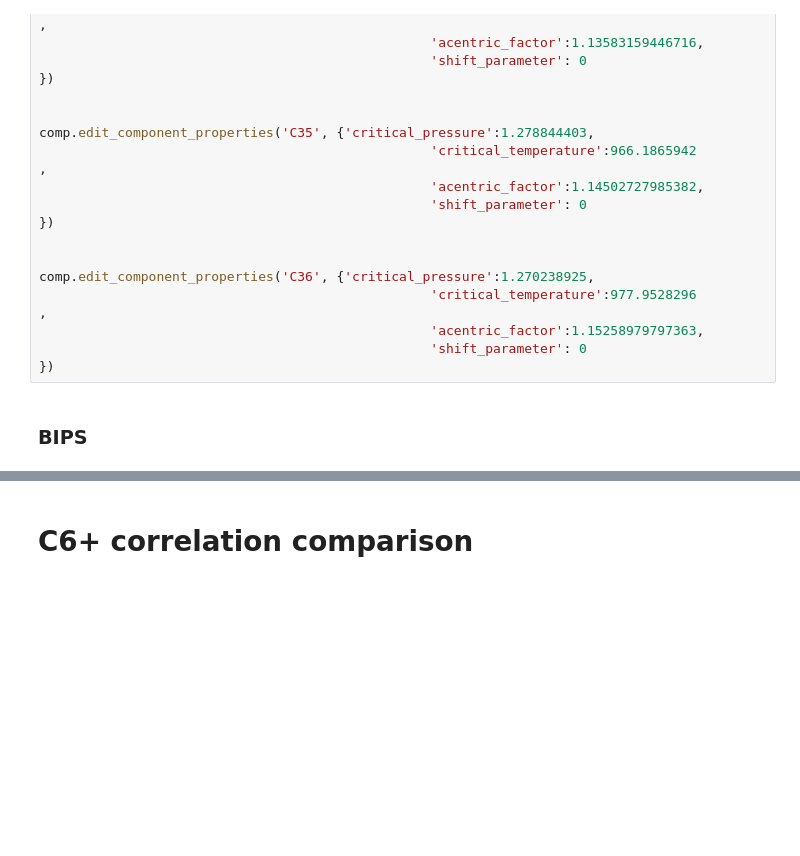
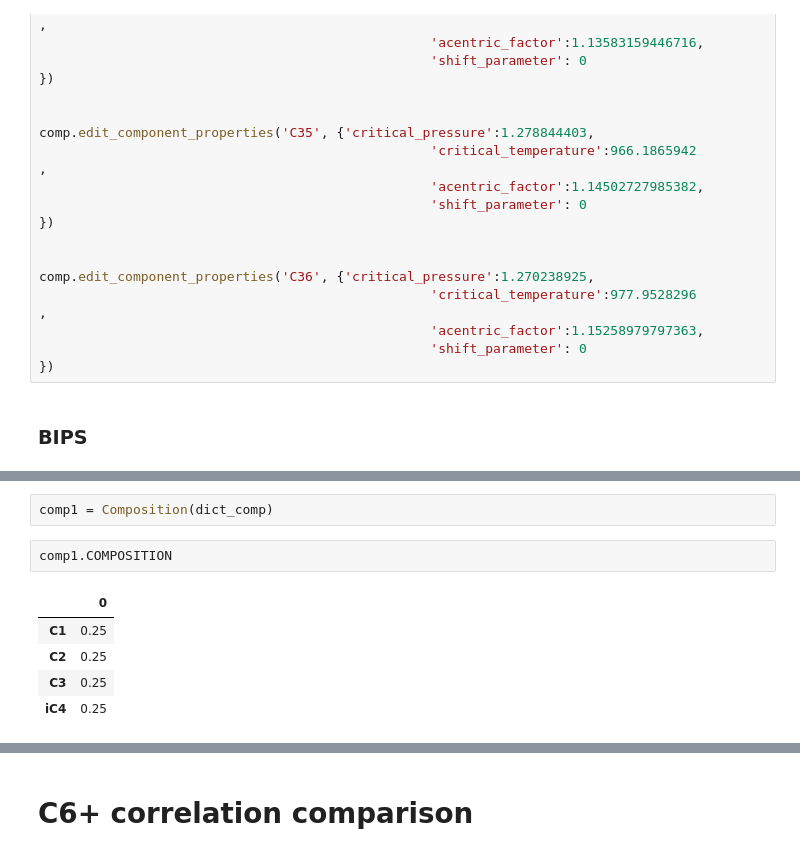
Before and after one commit to SidorenkoDD/BlackBoxFluid, a Jupyter notebook: code/notebook.ipynb, the cells around one changed output, grey strips where cells are left out. Drawn from its saved outputs; the diff is of its cells as text; blank space fills up the shorter version.

```diff
--- a/code/notebook.ipynb
+++ b/code/notebook.ipynb
@@ -401,0 +374,10 @@ comp.BIPS
+# %%
+comp1 = Composition(dict_comp)
+# %%
+comp1.COMPOSITION
+# %% [output]
+|  | 0 |
+| C1 | 0.25 |
+| C2 | 0.25 |
+| C3 | 0.25 |
+| iC4 | 0.25 |
```
Also changed, not shown: parts of 21 cells of this notebook, 4 other files.
